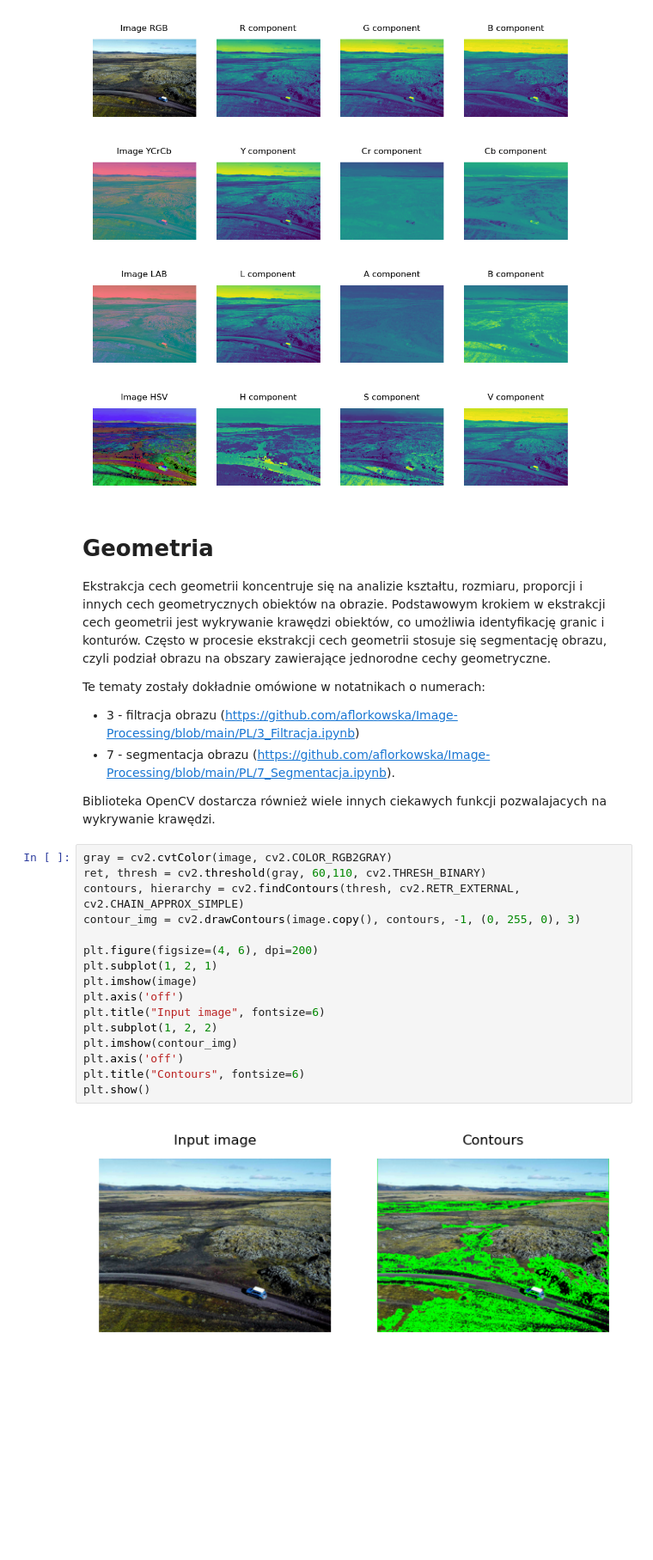
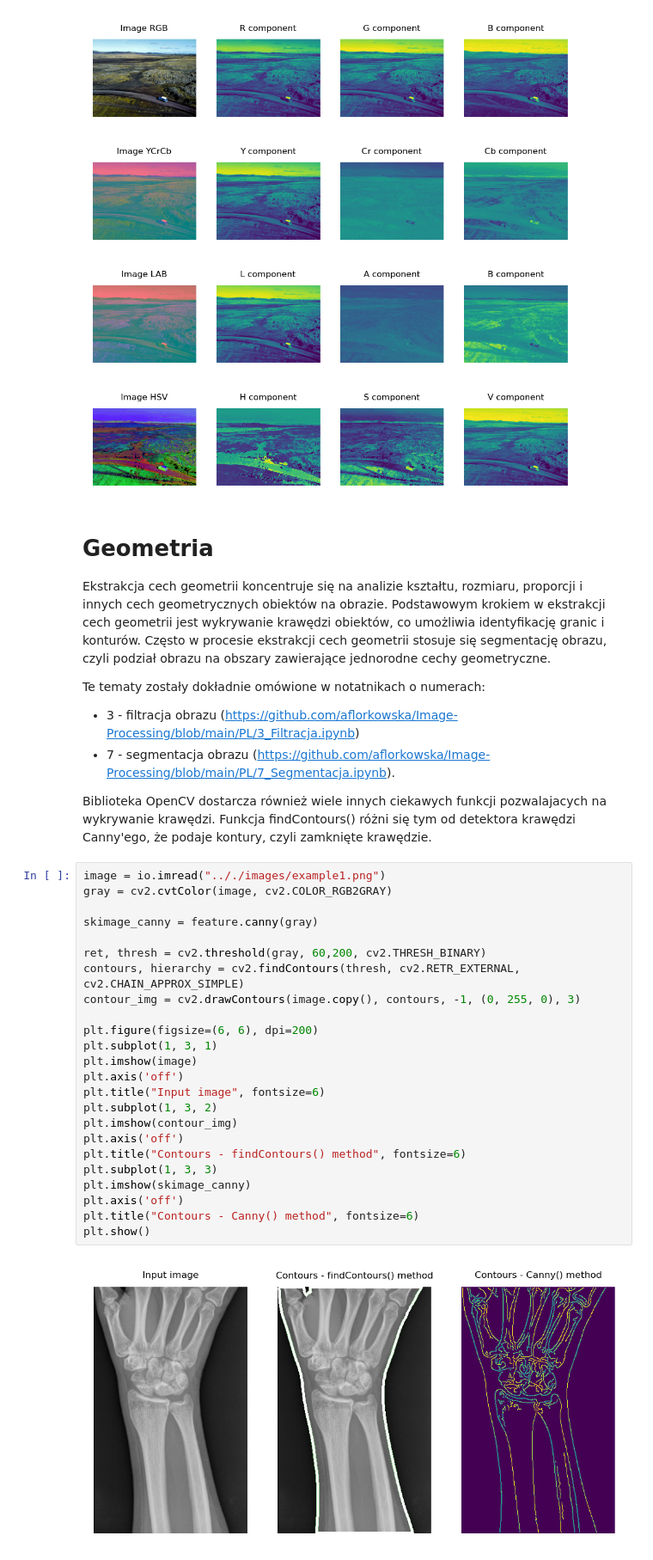
Before and after one commit to aflorkowska/Image-Processing, a Jupyter notebook: PL/10_Ekstrakcja cech z obrazu.ipynb, the cells around one changed output. Shown at 86% size. Drawn from its saved outputs; the diff is of its cells as text; blank space fills up the shorter version.

```diff
--- a/PL/10_Ekstrakcja cech z obrazu.ipynb
+++ b/PL/10_Ekstrakcja cech z obrazu.ipynb
@@ -121,25 +120,33 @@ Te tematy zostały dokładnie omówione w notatnikach o numerach:
 - 3 - filtracja obrazu (https://github.com/aflorkowska/Image-Processing/blob/main/PL/3_Filtracja.ipynb)
 - 7 - segmentacja obrazu (https://github.com/aflorkowska/Image-Processing/blob/main/PL/7_Segmentacja.ipynb).
 
-Biblioteka OpenCV dostarcza również wiele innych ciekawych funkcji pozwalajacych na wykrywanie krawędzi.
+Biblioteka OpenCV dostarcza również wiele innych ciekawych funkcji pozwalajacych na wykrywanie krawędzi. Funkcja findContours() różni się tym od detektora krawędzi Canny'ego, że podaje kontury, czyli zamknięte krawędzie.
 # %%
+image = io.imread(".././images/example1.png")
 gray = cv2.cvtColor(image, cv2.COLOR_RGB2GRAY)
-ret, thresh = cv2.threshold(gray, 60,110, cv2.THRESH_BINARY)
+
+skimage_canny = feature.canny(gray)
+
+ret, thresh = cv2.threshold(gray, 60,200, cv2.THRESH_BINARY)
 contours, hierarchy = cv2.findContours(thresh, cv2.RETR_EXTERNAL, cv2.CHAIN_APPROX_SIMPLE)
 contour_img = cv2.drawContours(image.copy(), contours, -1, (0, 255, 0), 3)
 
-plt.figure(figsize=(4, 6), dpi=200)
-plt.subplot(1, 2, 1)
+plt.figure(figsize=(6, 6), dpi=200)
+plt.subplot(1, 3, 1)
 plt.imshow(image)
 plt.axis('off')
 plt.title("Input image", fontsize=6)
-plt.subplot(1, 2, 2)
+plt.subplot(1, 3, 2)
 plt.imshow(contour_img)
 plt.axis('off')
-plt.title("Contours", fontsize=6)
+plt.title("Contours - findContours() method", fontsize=6)
+plt.subplot(1, 3, 3)
+plt.imshow(skimage_canny)
+plt.axis('off')
+plt.title("Contours - Canny() method", fontsize=6)
 plt.show()
 # %% [output]
-[figure, old version]
+[figure, new version]
 # %% [markdown]
 # Tekstura
 Ekstrakcja cech tekstury koncentruje się na analizie powtarzających się wzorców teksturalnych na obrazie. Wykorzystuje się techniki filtrowania, takie jak filtry Gabora, do wyodrębnienia informacji o teksturze z obrazu. Metody takie jak LBP i HOG pozwalają na opisanie lokalnych wzorców tekstury poprzez analizę orientacji gradientu lub binarnych wzorców.
```
Also changed, not shown: parts of 3 cells of this notebook.
